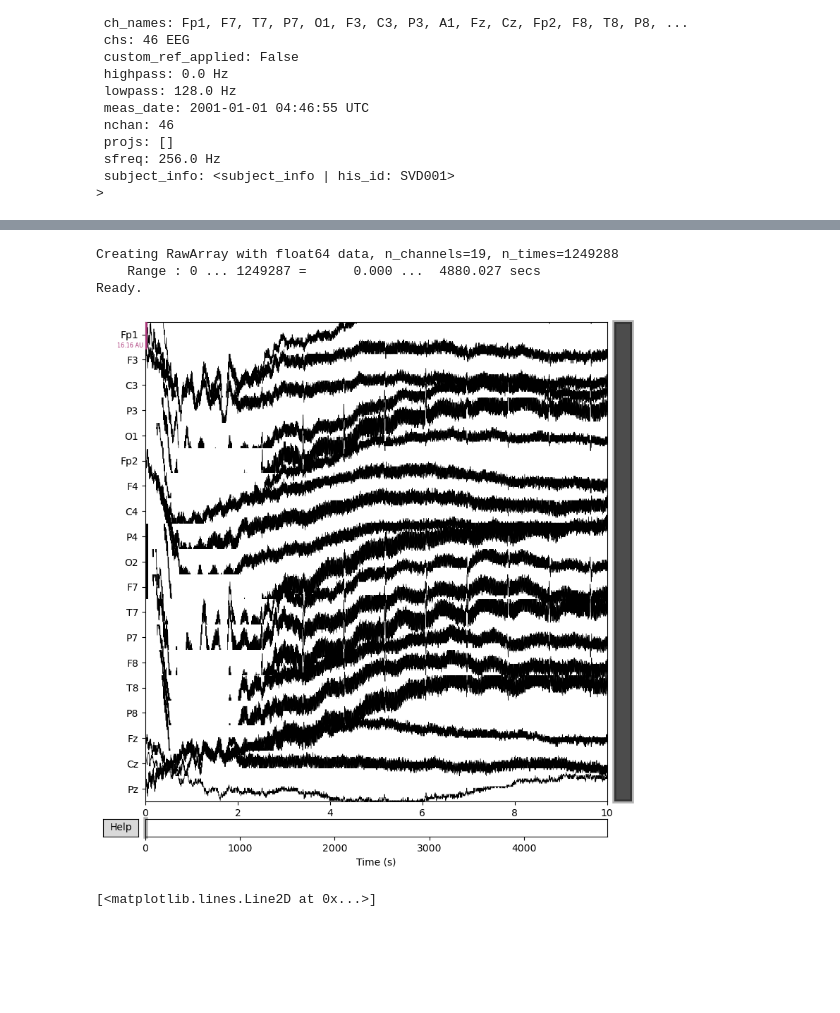
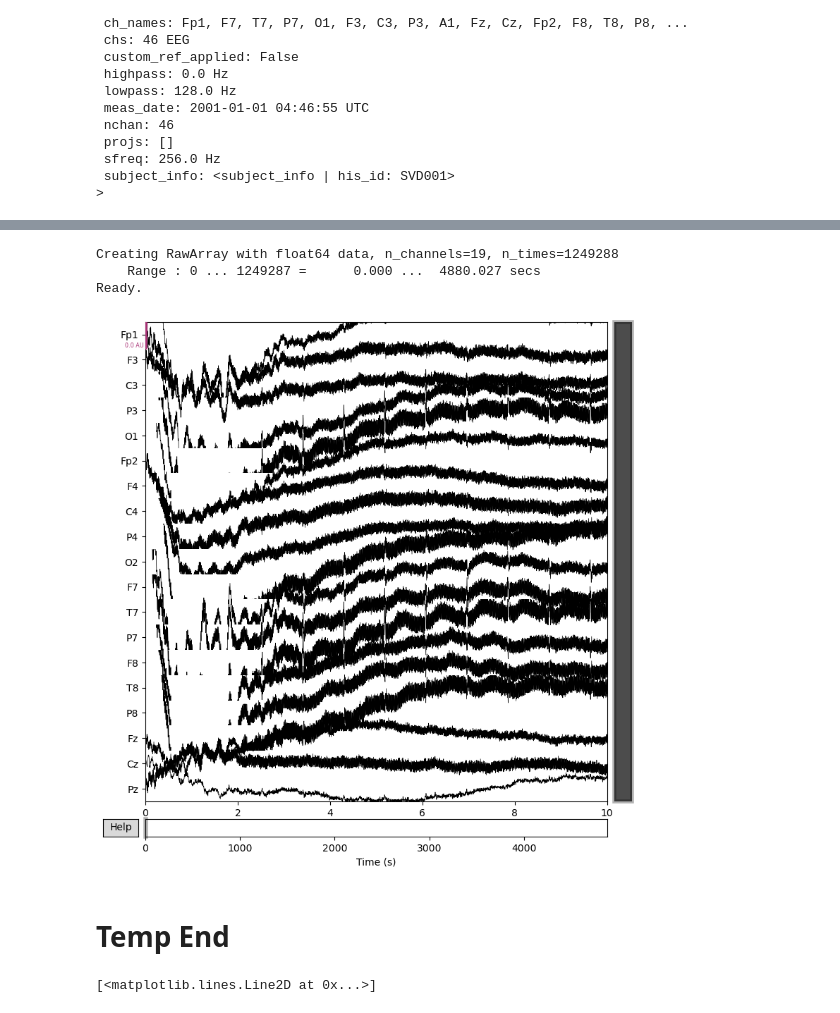
Before and after one commit to mettinger/eegCompress, a Jupyter notebook: prepData.ipynb, the cells around one changed output, grey strips where cells are left out. Cells and saved outputs as stored; diff of their text form; code cells hidden in the pictures; blank space fills up the shorter version.

```diff
--- a/prepData.ipynb
+++ b/prepData.ipynb
@@ -53,4 +53,4 @@ def elimPeaks(filteredMatrix, sigmaThreshold, sampleHalfWidthElim, sampleMinGap)
         matrixList.append(thisMatrix)
         startIndex = intervalEnd + 1
 
-    return matrixList
+    return matrixList, mergedIntervalList
@@ -95,6 +92,6 @@ sampleMinGap = 256
 chanList = mne.pick_channels(raw.info['ch_names'], goodChannels)
 temp = raw.get_data()[chanList]
 #temp = standardizeMatrix(temp)
-tempList = elimPeaks(temp, sigmaThreshold, sampleHalfWidthElim, sampleMinGap)
+tempList, intervalList = elimPeaks(temp, sigmaThreshold, sampleHalfWidthElim, sampleMinGap)
 
 tempCat = np.concatenate(tempList, 1)
@@ -115,12 +162,16 @@ tempCat2 = tempCat2.astype(np.int8)
 # %%
+tempMatrix = tempCat
+
 info = mne.create_info(goodChannels, 256)
-tempRaw = mne.io.RawArray(tempCat2, info)
+tempRaw = mne.io.RawArray(tempMatrix, info)
 tempRaw.plot()
 # %% [output]
 Creating RawArray with float64 data, n_channels=19, n_times=1249288
     Range : 0 ... 1249287 =      0.000 ...  4880.027 secs
 Ready.
-[figure, old version]
+[figure, new version]
+# %% [markdown]
+# Temp End
 # %%
 lowPass = 40
 sigmaThreshold = 8
```
Also changed, not shown: parts of 10 cells of this notebook.
